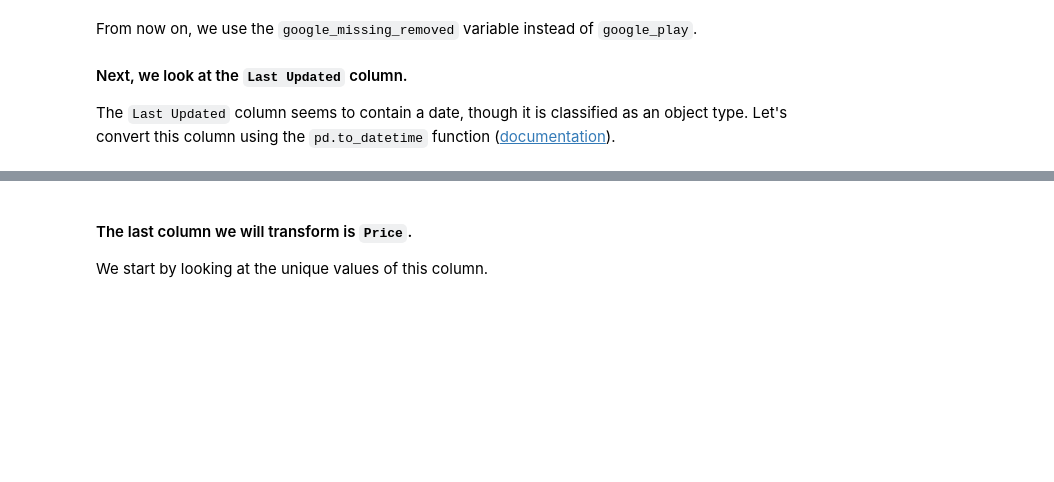
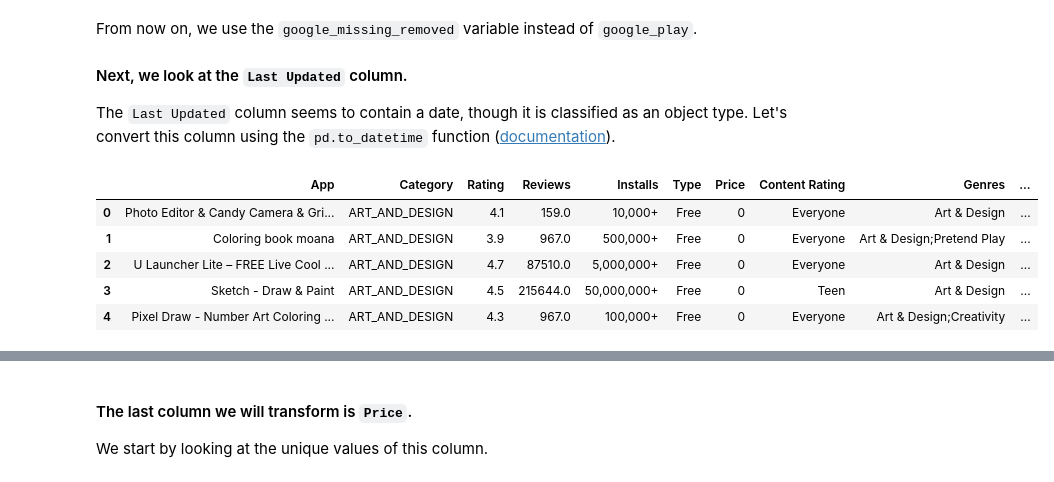
Before and after one commit to ta-data-remote/lab-supervised-learning-feature-extraction, a Jupyter notebook: your-code/notebooks/main.ipynb, the cells around one changed output, grey strips where cells are left out. Saved outputs shown, nothing was run; the diff lists cells and outputs as text; code cells hidden in the pictures; blank space fills up the shorter version.

```diff
--- a/your-code/notebooks/main.ipynb
+++ b/your-code/notebooks/main.ipynb
@@ -87,6 +133,7 @@ Steps:
 # %%
 # Your code here
 
+import re
 
 def convert_string_to_numeric(s):
     """
@@ -100,17 +147,20 @@ def convert_string_to_numeric(s):
     Returns:
         The correct numeric value of the Reviews score.
     """
+    if s.endswith('M'):
+        s=s.replace('M', '')
+        s=float(s)
+        s=s*1000000
 
-    return s
+    return float(s)
 
 
+s = '4.0M'
 
-
-
-test_string = '4.0M'
-
-convert_string_to_numeric(test_string) == 4000000
+convert_string_to_numeric(s) == 4000000
 # %% [output]
 True
+# %%
+google_play['Reviews'] = google_play['Reviews'].apply(convert_string_to_numeric)
 # %% [markdown]
 The last step is to apply the function to the `Reviews` column in the following cell:
@@ -183,6 +246,7 @@ There are two reasons. First, the majority of the data are ordinal but a sizeabl
 Drop the column in the cell below (use `inplace=True`)
 # %%
 # Your code here:
+google_play.drop(['Size'],axis=1, inplace=True)
 # %% [markdown]
 #### Now let's look at how many missing values are in each column.
 
@@ -229,6 +295,7 @@ In particular, we don't want to drop the `Rating` column because:
 In the cell below, remove all rows containing at least one missing value. Use the `dropna()` function ([documentation](https://pandas.pydata.org/pandas-docs/stable/generated/pandas.DataFrame.dropna.html)). Assign the new dataframe to the variable `google_missing_removed`.
 # %%
 # Your code here:
+google_missing_removed = google_play.dropna()
 # %% [markdown]
 From now on, we use the `google_missing_removed` variable instead of `google_play`.
 
@@ -239,0 +305,9 @@ The `Last Updated` column seems to contain a date, though it is classified as an
+# %%
+google_missing_removed.head()
+# %% [output]
+|  | App | Category | Rating | Reviews | Installs | Type | Price | Content Rating | Genres | ... |
+| 0 | Photo Editor & Candy Camera & Gri... | ART_AND_DESIGN | 4.1 | 159.0 | 10,000+ | Free | 0 | Everyone | Art & Design | ... |
+| 1 | Coloring book moana | ART_AND_DESIGN | 3.9 | 967.0 | 500,000+ | Free | 0 | Everyone | Art & Design;Pretend Play | ... |
+| 2 | U Launcher Lite – FREE Live Cool ... | ART_AND_DESIGN | 4.7 | 87510.0 | 5,000,000+ | Free | 0 | Everyone | Art & Design | ... |
+| 3 | Sketch - Draw & Paint | ART_AND_DESIGN | 4.5 | 215644.0 | 50,000,000+ | Free | 0 | Teen | Art & Design | ... |
+| 4 | Pixel Draw - Number Art Coloring ... | ART_AND_DESIGN | 4.3 | 967.0 | 100,000+ | Free | 0 | Everyone | Art & Design;Creativity | ... |
```
Also changed, not shown: parts of 55 cells of this notebook, 1 other file.
